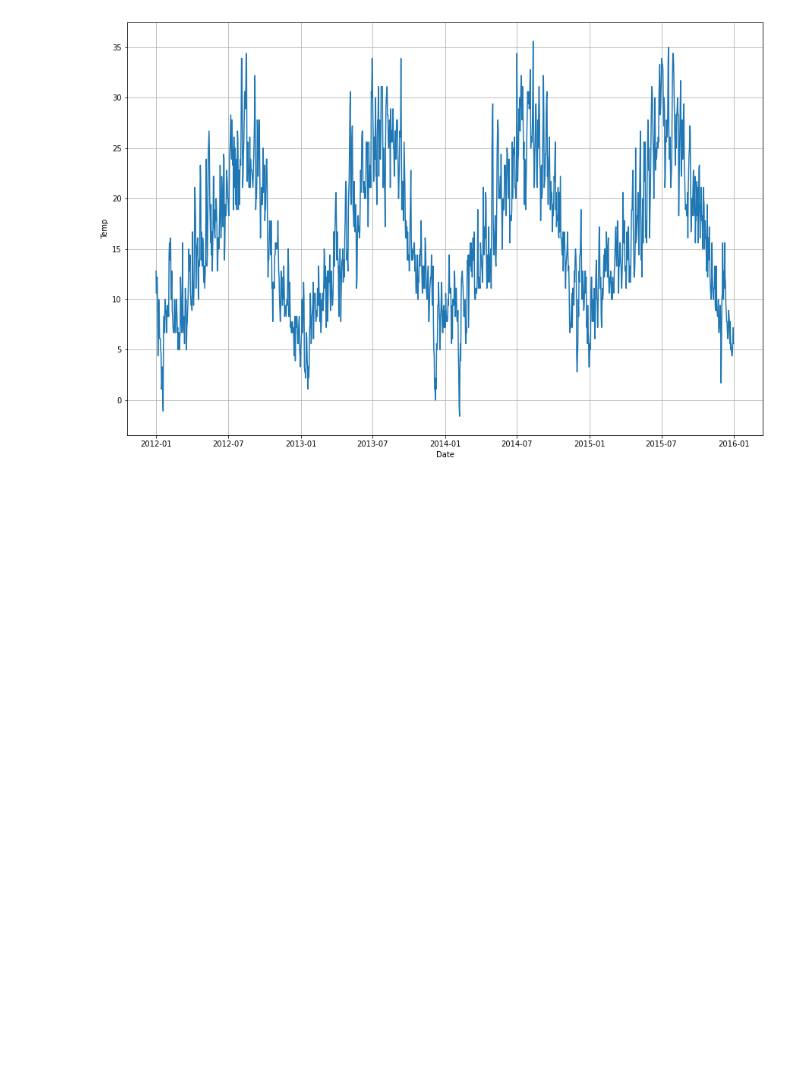
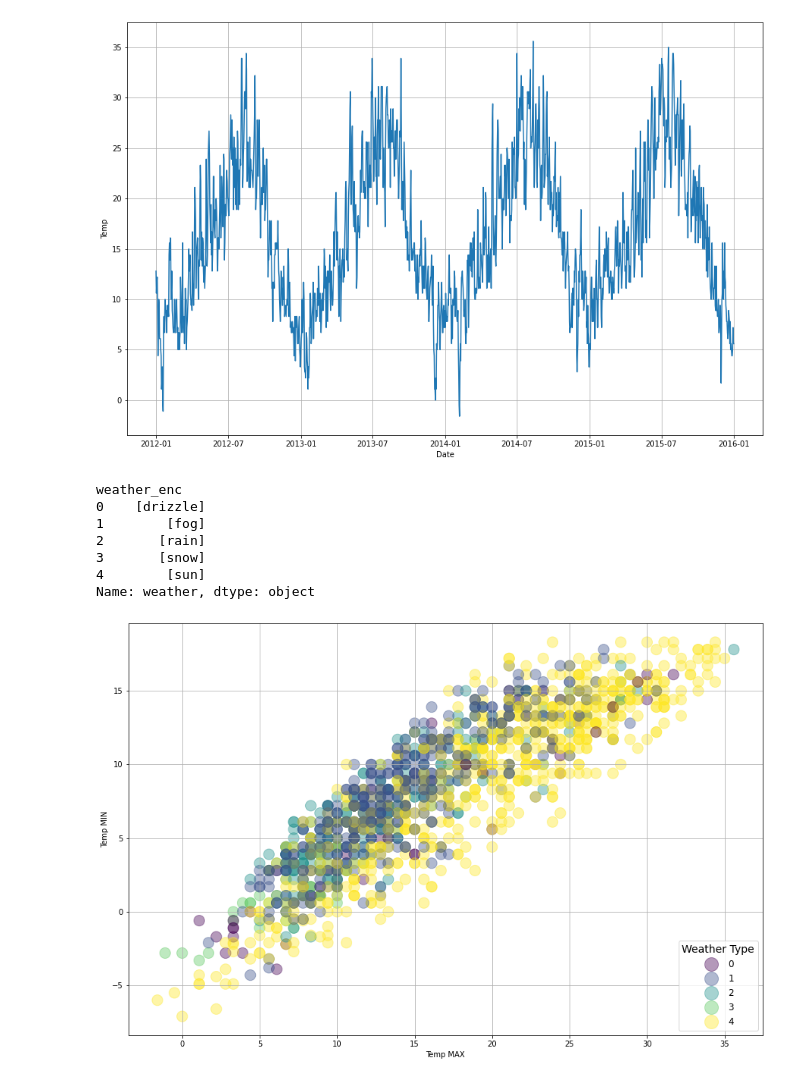
Before and after one commit to danm00nster/zaliczenie_IDW, a Jupyter notebook: Zaliczenie_IWD_Daniel_Kwiecinski.ipynb, the cells around one changed output. Drawn from its saved outputs; the diff is of its cells as text; code cells hidden in the pictures; blank space fills up the shorter version.

```diff
--- a/Zaliczenie_IWD_Daniel_Kwiecinski.ipynb
+++ b/Zaliczenie_IWD_Daniel_Kwiecinski.ipynb
@@ -362,4 +362,24 @@ ax.grid()
 plt.show()
 # %% [output]
 [figure]
+# %%
+le=preprocessing.LabelEncoder()
+weather['weather_enc']=le.fit_transform(weather['weather'])
+print(weather['weather'].groupby(weather['weather_enc']).unique())
+fig, ax = plt.subplots(figsize=(15,10))
+scatter=ax.scatter(weather['temp_max'], weather['temp_min'], c= weather['weather_enc'], s=200, alpha=0.4 )
+ax.set_xlabel('Temp MAX')
+ax.set_ylabel('Temp MIN')
+ax.legend(*scatter.legend_elements(),loc='lower right', title="Weather Type", title_fontsize=14, fontsize=12,markerscale=3)
+ax.grid()
+plt.show()
+# %% [output]
+weather_enc
+0    [drizzle]
+1        [fog]
+2       [rain]
+3       [snow]
+4        [sun]
+Name: weather, dtype: object
+[figure, added]
 # %%
```
Also changed, not shown: parts of 1 cell of this notebook.
